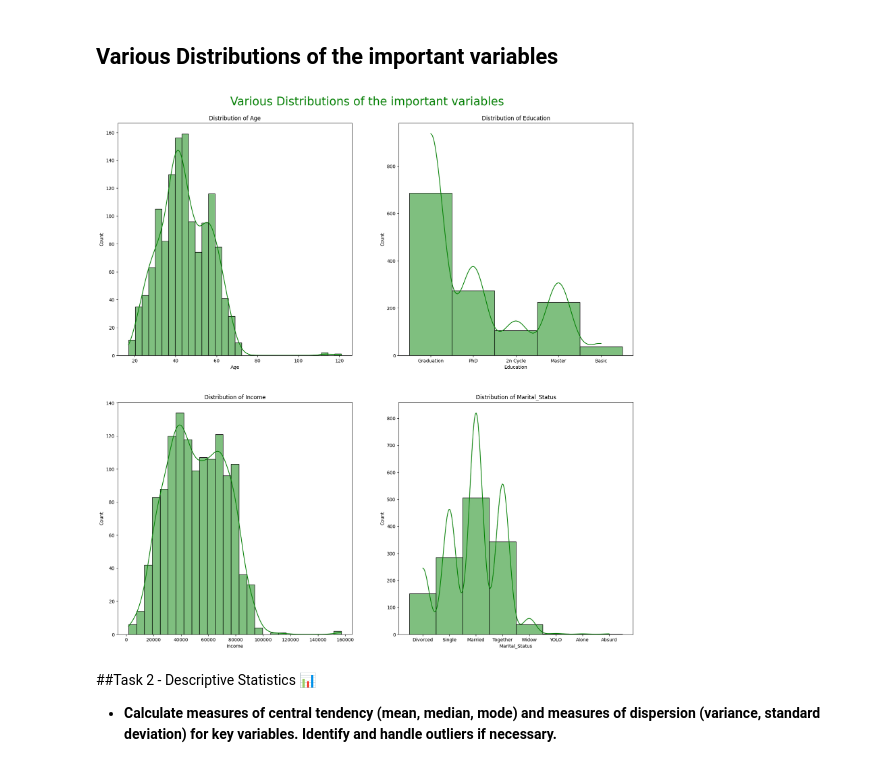
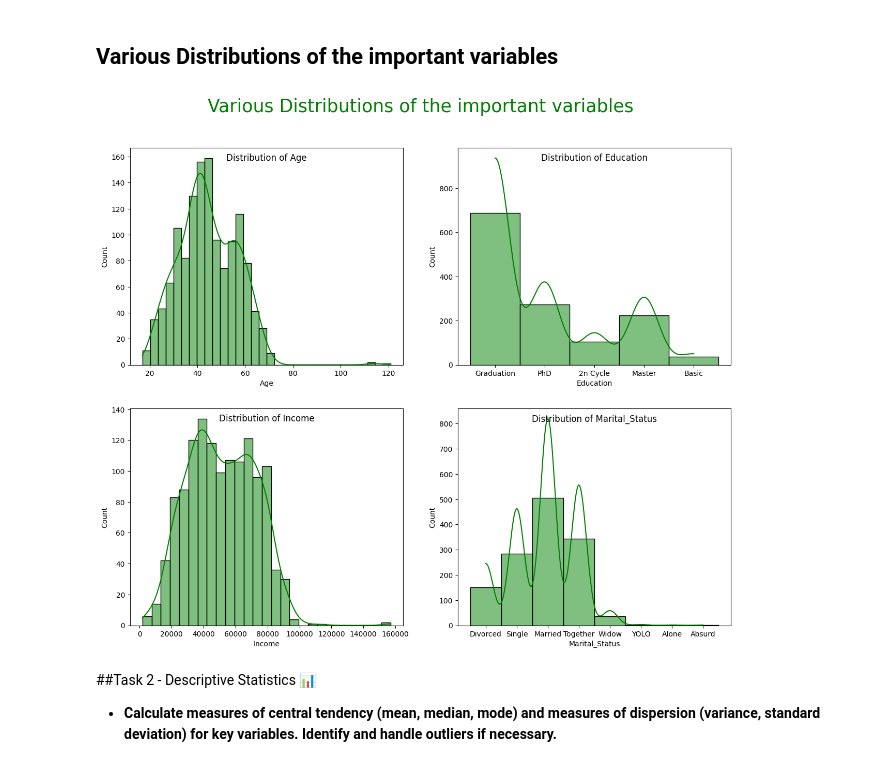
Before and after one commit to Tilak46-R/-Customer-Purchase-Behavior-Analysis-using-Descriptive-Statistics, a Jupyter notebook: Tilak_Assignment_of_Applied_Statistics_Project.ipynb, the cells around one changed output. Cells and saved outputs as stored; diff of their text form; code cells hidden in the pictures.

```diff
--- a/Tilak_Assignment_of_Applied_Statistics_Project.ipynb
+++ b/Tilak_Assignment_of_Applied_Statistics_Project.ipynb
@@ -313,22 +313,22 @@ Name: Marital_Status, dtype: int64
 # %%
 imp_variables = ['Age','Education','Income','Marital_Status']
 
-fig, axes = plt.subplots(nrows = 2, ncols = 2, figsize = (20,20))
-fig.suptitle('Various Distributions of the important variables', y = 0.92 ,color = 'g', fontsize = 25)
+fig, axes = plt.subplots(nrows = 2, ncols = 2, figsize = (15,12))
+fig.suptitle('Various Distributions of the important variables', y = 0.96 ,color = 'g', fontsize = 25)
 
 axes = axes.flatten()
 
 for i, var in enumerate(df[imp_variables]):
   sns.histplot(df[var], kde = True, ax = axes[i], color = 'g')
-  axes[i].set_title(f"Distribution of {var}")
+  axes[i].set_title(f"Distribution of {var}" , y = 0.92 )
 
 for i in range(len(df[imp_variables]), len(axes)):
   fig.delaxes(axes[i])
 
 plt.tight_layout
 plt.show()
 # %% [output]
-[figure, old version]
+[figure, new version]
 # %% [markdown]
 ##Task 2 - Descriptive Statistics 📊
 
```
Also changed, not shown: parts of 23 cells of this notebook.
